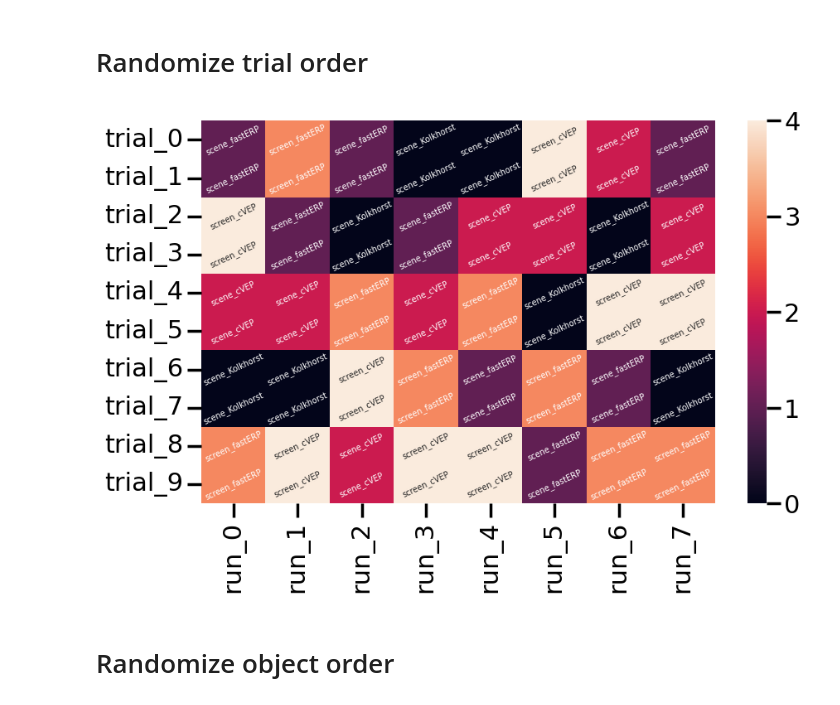
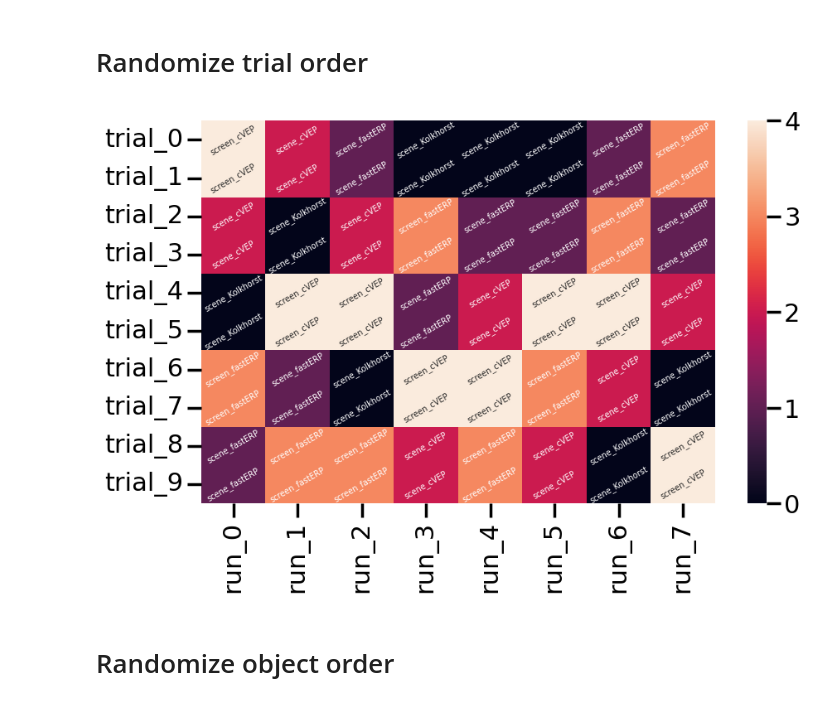
Before and after one commit to amar-enkhbat/codebook_generator, a Jupyter notebook: trial_randomizer.ipynb, the cells around one changed output. Saved outputs shown, nothing was run; the diff lists cells and outputs as text; code cells hidden in the pictures.

Commit message:
correctly randomized obj orders

```diff
--- a/trial_randomizer.ipynb
+++ b/trial_randomizer.ipynb
@@ -46,18 +62,18 @@ for run_id in range(n_runs):
     if new_keys in used_orders:
         continue
     used_orders.append(new_keys)
-    trial_orders[f'run_{run_id}'] = np.ravel([[conditions[i]] * n_reps for i in new_keys])
+    trial_orders[f'run_{run_id}'] = np.ravel([[i] * n_reps for i in new_keys])
 # %%
 df_trial_orders = pd.DataFrame(trial_orders, index=[f'trial_{i}' for i in range(n_trials)])
 df_trial_orders.to_csv(f"{save_dir}/trial_orders.csv", index=True)
 
 # Use heatmap to visualize trial orders. Use the string values as annotations instead of indices
 plt.figure(figsize=(10, 6))
-sns.heatmap(df_trial_orders.replace({v: k for k, v in conditions.items()}), annot=df_trial_orders, fmt='s', annot_kws={"rotation": 25, 'size': 7})
+sns.heatmap(df_trial_orders, annot=df_trial_orders.replace(conditions), fmt='s', annot_kws={'rotation':30, 'size':7})
 plt.savefig(f"{save_dir}/trial_orders_heatmap.png")
 plt.show()
 # %% [output]
-[figure, old version]
+[figure, new version]
 # %% [markdown]
 # Randomize object order
 # %%
```
Also changed, not shown: parts of 5 cells of this notebook, 4 other files.
